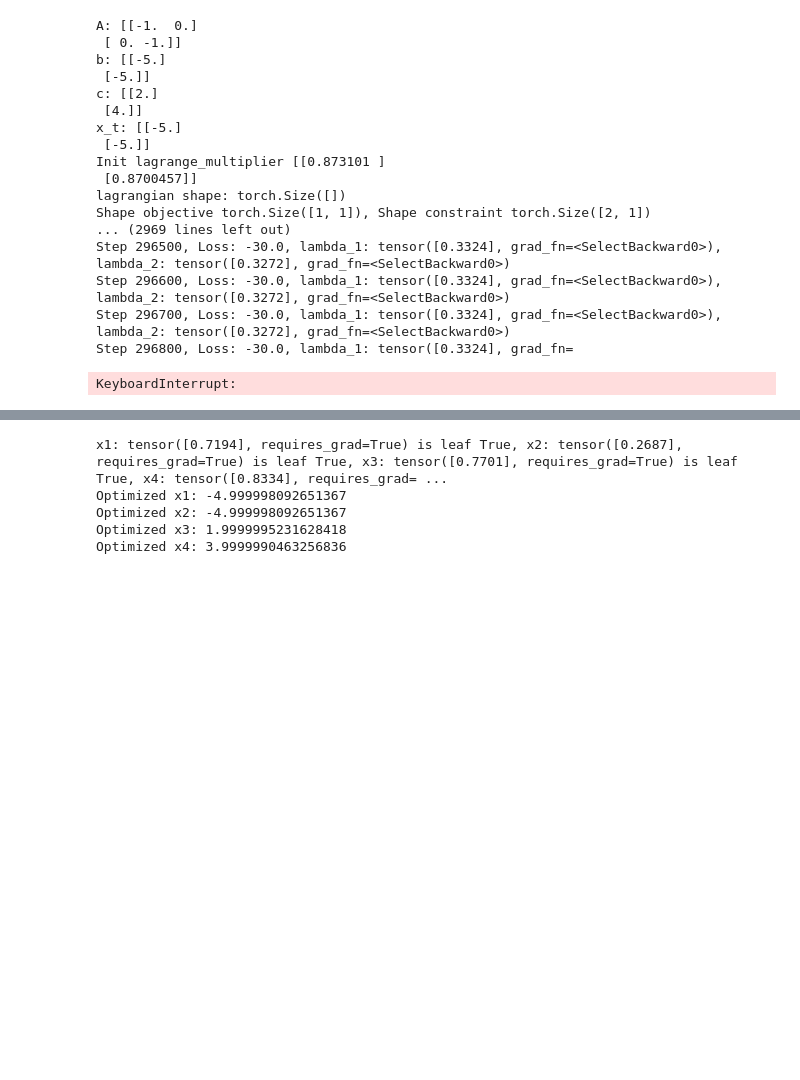
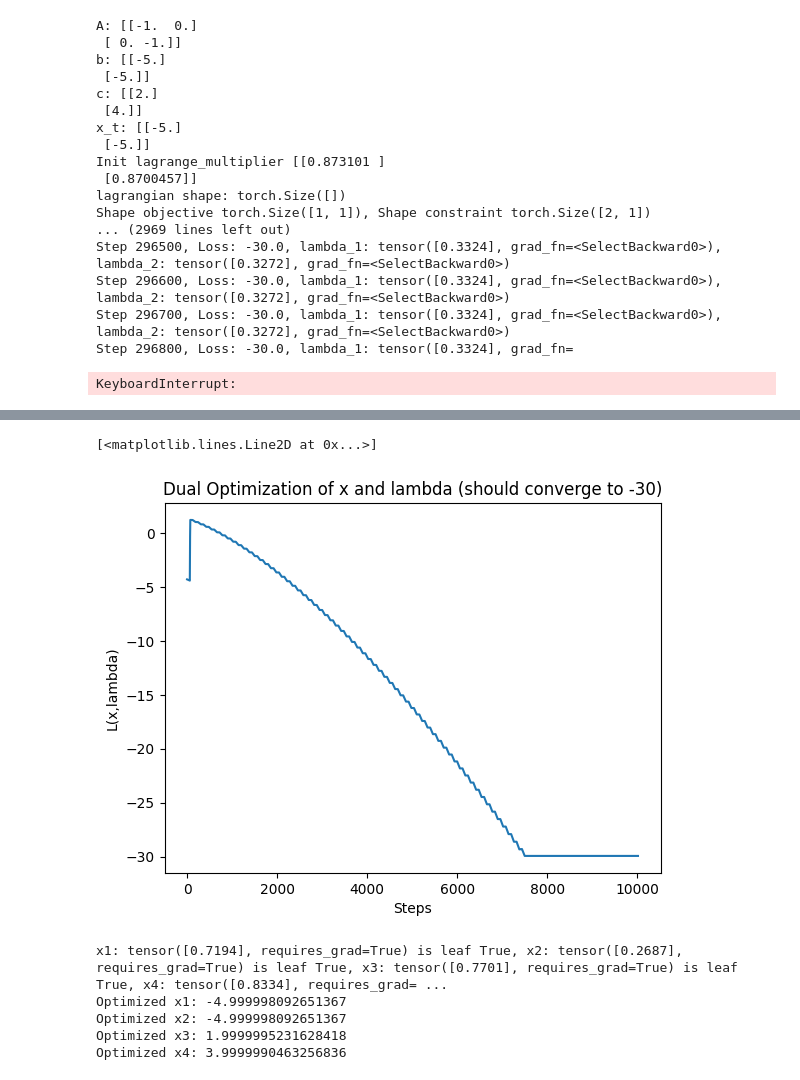
Before and after one commit to jorgejc2/CROWN-Tutorial, a Jupyter notebook: LagrangeMultiplier.ipynb, the cells around one changed output, grey strips where cells are left out. Drawn from its saved outputs; the diff is of its cells as text; code cells hidden in the pictures; blank space fills up the shorter version.

```diff
--- a/LagrangeMultiplier.ipynb
+++ b/LagrangeMultiplier.ipynb
@@ -381,0 +449,75 @@ KeyboardInterrupt:
+# %%
+# Using Adam
+# Initialize the parameters you want to optimize
+x1_opt = torch.rand(1,dtype=torch.float64, requires_grad=True)
+x2_opt = torch.rand(1,dtype=torch.float64, requires_grad=True)
+x3_opt = torch.rand(1,dtype=torch.float64, requires_grad=True)
+x4_opt = torch.rand(1,dtype=torch.float64, requires_grad=True)
+print(f"x1: {x1_opt} is leaf {x1_opt.is_leaf}, x2: {x2_opt} is leaf {x2_opt.is_leaf}, x3: {x3_opt} is leaf {x3_opt.is_leaf}, x4: {x4_opt} is leaf {x4_opt.is_leaf}")
+
+# Define the objective function
+def objective_function(x1, x2, x3, x4):
+    return 2*x1 + 4*x2 + x3*(-x1 - 5) + x4*(-x2 - 5)
+
+# Number of optimization steps
+num_steps = 10000 + 20
+lr = 0.1
+
+flip = True
+
+loss_graph = np.array([i for i in range(num_steps)])
+loss_graph = np.vstack((loss_graph, np.zeros(num_steps)))
+
+opt_duals = torch.optim.Adam([x3_opt, x4_opt], lr=lr, maximize=True)
+opt_x = torch.optim.Adadelta([x1_opt, x2_opt], lr=lr, maximize=False)
+scheduler_dual = torch.optim.lr_scheduler.ExponentialLR(opt_duals, 0.98)
+scheduler_x = torch.optim.lr_scheduler.ExponentialLR(opt_x, 0.98)
+
+# Optimization loop
+for step in range(num_steps):
+
+    # Compute the objective function
+    y = objective_function(x1_opt, x2_opt, x3_opt, x4_opt).sum()
+    loss_graph[1, step] = y.item()
+
+    opt_x.zero_grad(set_to_none=True)
+    opt_duals.zero_grad(set_to_none=True)
+    y.backward()
+
+    if flip:
+        opt_x.step()
+        # if step % 20 == 0:
+        #     scheduler_x.step()
+    else:
+        opt_duals.step()
+        # if step % 20 == 0:
+        #     scheduler_dual.step()
+
+    # clip lagrange values
+    x3_opt.data = torch.clip(x3_opt.data, 0)
+    x4_opt.data = torch.clip(x4_opt.data, 0)
+
+    if step != 0 and step % 60 == 0:
+        flip = not flip
+
+    if loss_graph[1, step] < -29.5 and loss_graph[1,step] > -30.5 and flip == False:
+        loss_graph[1, step:] = loss_graph[1,step]
+        break
+
+# The optimized values for x3 and x4
+x1_optimized = x1_opt.item()
+x2_optimized = x2_opt.item()
+x3_optimized = x3_opt.item()
+x4_optimized = x4_opt.item()
+
+print("Optimized x1:", x1_optimized)
+print("Optimized x2:", x2_optimized)
+print("Optimized x3:", x3_optimized)
+print("Optimized x4:", x4_optimized)
+
+fig = plt.figure()
+plt.title("Dual Optimization of x and lambda (should converge to -30)")
+plt.xlabel("Steps")
+plt.ylabel("L(x,lambda)")
+plt.plot(loss_graph[0,:], loss_graph[1,:])
+# %% [output]
@@ -382,3 +529,5 @@ KeyboardInterrupt:
+[<matplotlib.lines.Line2D at 0x...>]
+[figure, added]
 # %%
 # Initialize the parameters you want to optimize
 x1_opt = torch.rand(1, requires_grad=True)
```
Also changed, not shown: parts of 9 cells of this notebook, 3 other files.
